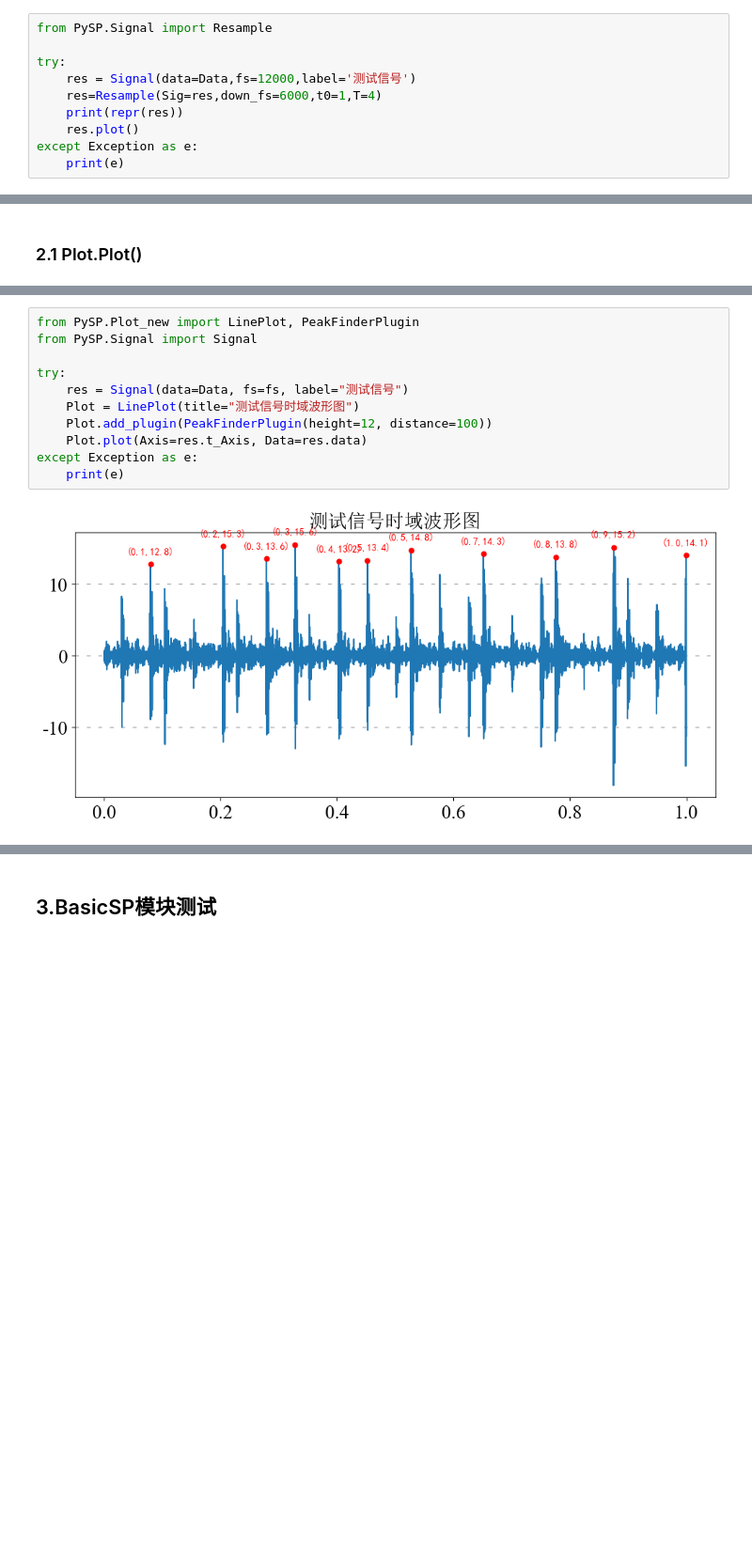
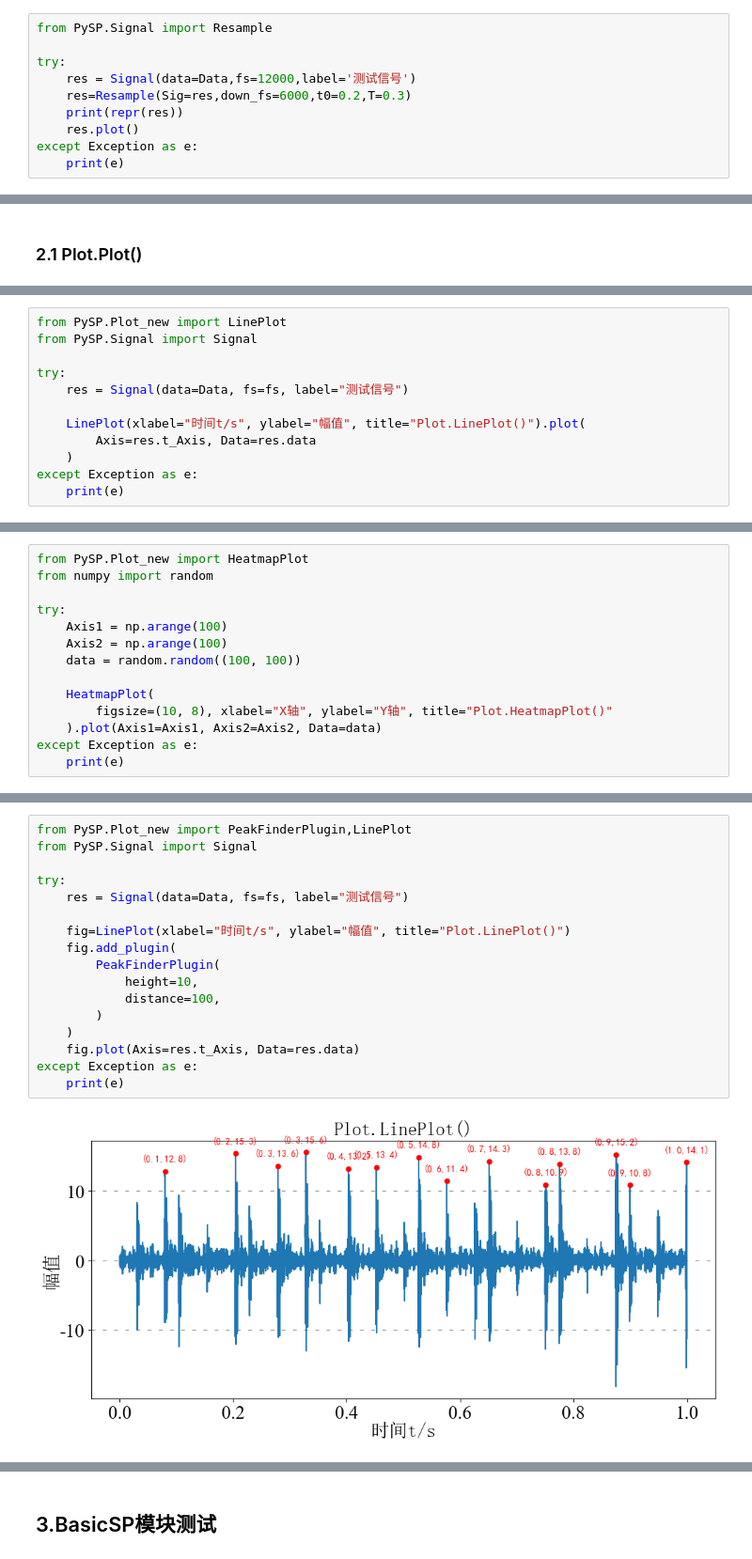
Before and after one commit to xcw1129/PySP, a Jupyter notebook: test.ipynb, the cells around one changed output, grey strips where cells are left out. Shown at 94% size. Saved outputs shown, nothing was run; the diff lists cells and outputs as text; blank space fills up the shorter version.

```diff
--- a/test.ipynb
+++ b/test.ipynb
@@ -173,7 +168,7 @@ from PySP.Signal import Resample
 
 try:
     res = Signal(data=Data,fs=12000,label='测试信号')
-    res=Resample(Sig=res,down_fs=6000,t0=1,T=4)
+    res=Resample(Sig=res,down_fs=6000,t0=0.2,T=0.3)
     print(repr(res))
     res.plot()
 except Exception as e:
@@ -237,0 +285,12 @@ except Exception as e:
+# %%
+from PySP.Plot_new import LinePlot
+from PySP.Signal import Signal
+
+try:
+    res = Signal(data=Data, fs=fs, label="测试信号")
+
+    LinePlot(xlabel="时间t/s", ylabel="幅值", title="Plot.LinePlot()").plot(
+        Axis=res.t_Axis, Data=res.data
+    )
+except Exception as e:
+    print(e)
@@ -237,0 +301,14 @@ except Exception as e:
+# %%
+from PySP.Plot_new import HeatmapPlot
+from numpy import random
+
+try:
+    Axis1 = np.arange(100)
+    Axis2 = np.arange(100)
+    data = random.random((100, 100))
+
+    HeatmapPlot(
+        figsize=(10, 8), xlabel="X轴", ylabel="Y轴", title="Plot.HeatmapPlot()"
+    ).plot(Axis1=Axis1, Axis2=Axis2, Data=data)
+except Exception as e:
+    print(e)
@@ -238,13 +317,19 @@ except Exception as e:
 # %%
-from PySP.Plot_new import LinePlot, PeakFinderPlugin
+from PySP.Plot_new import PeakFinderPlugin,LinePlot
 from PySP.Signal import Signal
 
 try:
     res = Signal(data=Data, fs=fs, label="测试信号")
-    Plot = LinePlot(title="测试信号时域波形图")
-    Plot.add_plugin(PeakFinderPlugin(height=12, distance=100))
-    Plot.plot(Axis=res.t_Axis, Data=res.data)
+
+    fig=LinePlot(xlabel="时间t/s", ylabel="幅值", title="Plot.LinePlot()")
+    fig.add_plugin(
+        PeakFinderPlugin(
+            height=10,
+            distance=100,
+        )
+    )
+    fig.plot(Axis=res.t_Axis, Data=res.data)
 except Exception as e:
     print(e)
 # %% [output]
-[figure, old version]
+[figure, new version]
```
Also changed, not shown: parts of 15 cells of this notebook.
